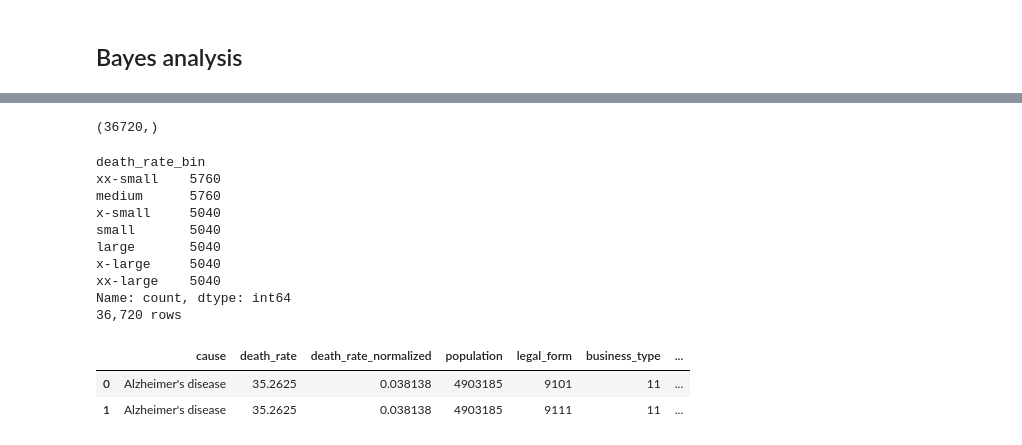
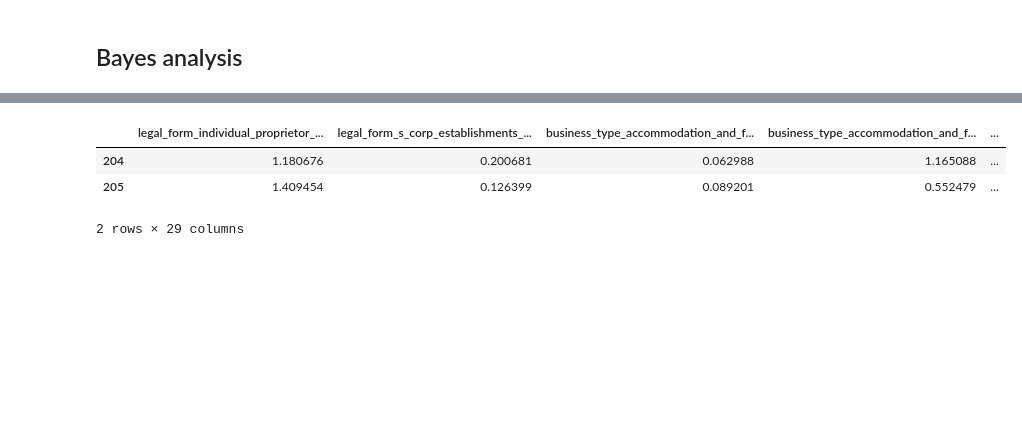
Before and after one commit to jsf80238/data_science, a Jupyter notebook: notebooks/death_rate.ipynb, the cells around one changed output, grey strips where cells are left out. Cells and saved outputs as stored; diff of their text form; code cells hidden in the pictures; blank space fills up the shorter version.

```diff
--- a/notebooks/death_rate.ipynb
+++ b/notebooks/death_rate.ipynb
@@ -1040,38 +1271,18 @@ for cause_name in df["cause"].unique():
-# %%
-try:
-    df.drop(columns=["death_rate_bin"], inplace=True)
-except KeyError:
-    pass
-
-all_labels_df = pd.DataFrame()
-
-for cause_name in df["cause"].unique():
-    mask = (df["cause"] == cause_name)
-    cause_labels = pd.qcut(df[mask]["death_rate"], 7, labels=[XXSMALL, XSMALL, SMALL, MEDIUM, LARGE, XLARGE, XXLARGE])
-    if all_labels_df.size:
-        all_labels_df = pd.concat([all_labels_df, cause_labels])
-    else:
-        all_labels_df = cause_labels
-
-all_labels_df.shape
-# %% [output]
-(36720,)
-# %%
-df = df.merge(all_labels_df, left_index=True, right_index=True, suffixes=(None, "_bin"))
-print(df["death_rate_bin"].value_counts())
-print(f"{df.shape[0]:,} rows")
-df.head(2)
-# %% [output]
-death_rate_bin
-xx-small    5760
-medium      5760
-x-small     5040
-small       5040
-large       5040
-x-large     5040
-xx-large    5040
-Name: count, dtype: int64
-36,720 rows
-|  | cause | death_rate | death_rate_normalized | population | legal_form | business_type | ... |
-| 0 | Alzheimer's disease | 35.2625 | 0.038138 | 4903185 | 9101 | 11 | ... |
-| 1 | Alzheimer's disease | 35.2625 | 0.038138 | 4903185 | 9111 | 11 | ... |
+# %%
+# XXSMALL = "xx-small"
+XSMALL = "x-small"
+SMALL = "small"
+MEDIUM = "medium"
+LARGE = "large"
+XLARGE = "x-large"
+# XXLARGE = "xx-large"
+
+bayes_df = heart_disease_df.copy()
+bayes_df["death_rate_category"] = pd.cut(bayes_df["death_rate"], bins=5, include_lowest=True, labels=(XSMALL, SMALL, MEDIUM, LARGE, XLARGE))
+bayes_df.drop(columns=["death_rate"], inplace=True)
+bayes_df.head(2)
+# %% [output]
+|  | legal_form_individual_proprietor_... | legal_form_s_corp_establishments_... | business_type_accommodation_and_f... | business_type_accommodation_and_f... | ... |
+| 204 | 1.180676 | 0.200681 | 0.062988 | 1.165088 | ... |
+| 205 | 1.409454 | 0.126399 | 0.089201 | 0.552479 | ... |
+2 rows × 29 columns
```
Also changed, not shown: parts of 45 cells of this notebook.
